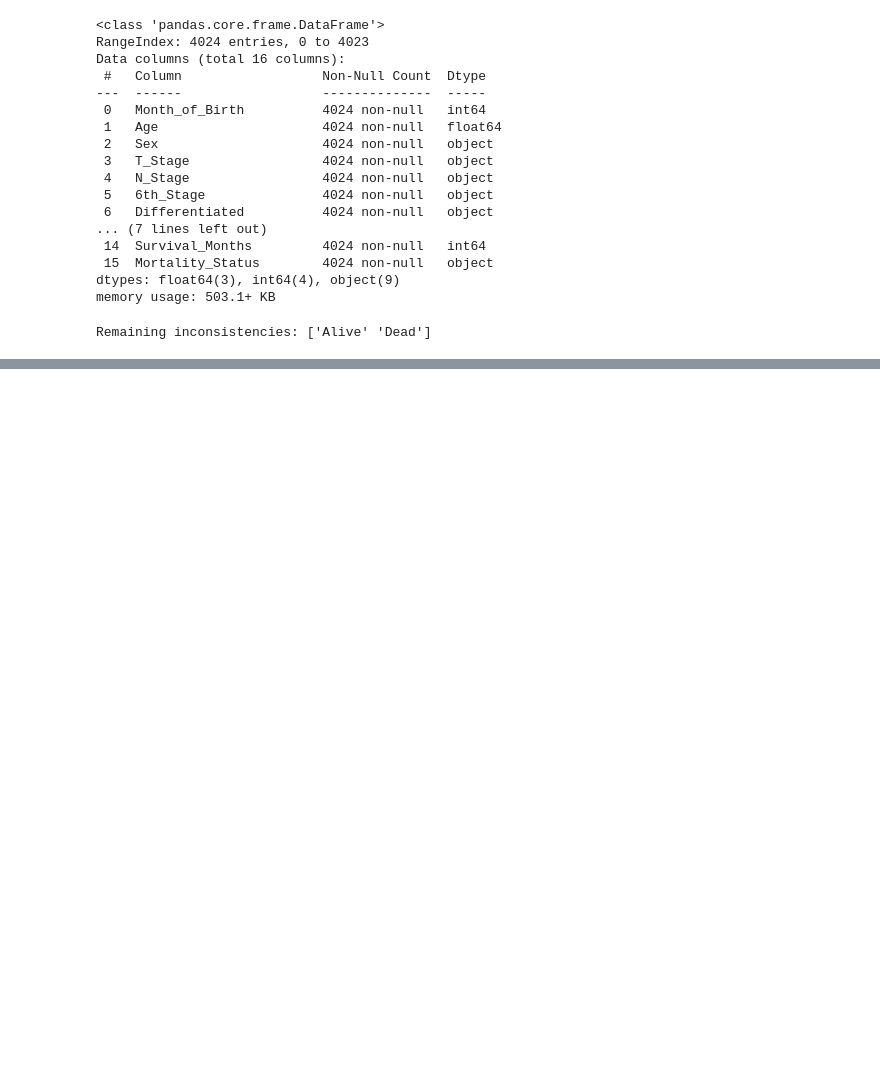
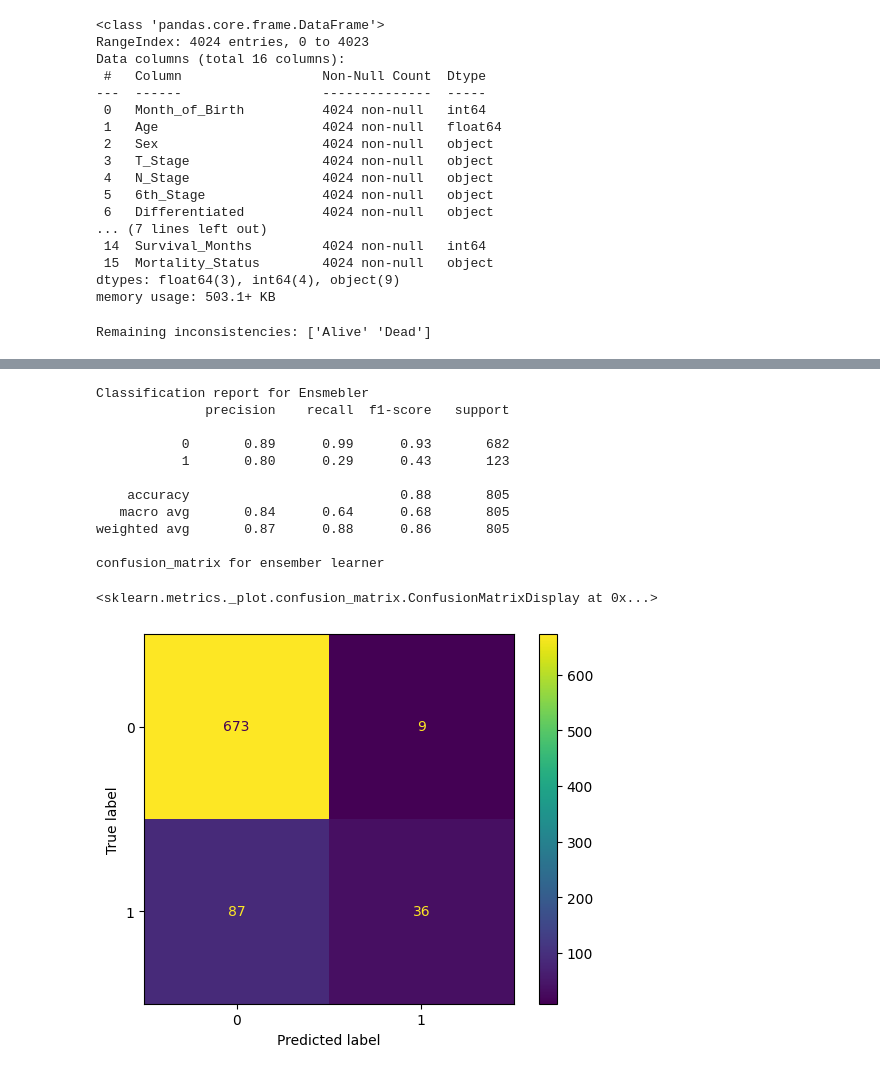
Before and after one commit to Lasal0425/ML_Coursework_Breast_Cancer_Detection, a Jupyter notebook: Notebook03.ipynb, the cells around one changed output, grey strips where cells are left out. Drawn from its saved outputs; the diff is of its cells as text; code cells hidden in the pictures; blank space fills up the shorter version.

```diff
--- a/Notebook03.ipynb
+++ b/Notebook03.ipynb
@@ -104,3 +104,7 @@ inconsistencies = df['Mortality_Status'].unique()
 print("Remaining inconsistencies:", inconsistencies)
 # %% [output]
 Remaining inconsistencies: ['Alive' 'Dead']
+# %%
+# Import label encoder
+from sklearn import preprocessing
+label_encoder = preprocessing.LabelEncoder()
@@ -106,0 +146,55 @@ Remaining inconsistencies: ['Alive' 'Dead']
+# %%
+import joblib
+# Load models
+knn_model = joblib.load('/content/drive/MyDrive/Colab Notebooks/Coursework/sample_databest_knn_model.pkl')
+log__model = joblib.load('/content/drive/MyDrive/Colab Notebooks/Coursework/sample_databest_logreg_model.pkl')
+nb_model = joblib.load('/content/drive/MyDrive/Colab Notebooks/Coursework/sample_databest_naive_bayes_model.pkl')
+# %%
+from sklearn.ensemble import VotingClassifier
+
+#create a dictionary of our base learner models
+base_learners=[('KNN',knn_model), ('LR', log__model)]
+
+#create our voting classifier, inputting our models
+ensemble_learner = VotingClassifier(base_learners, voting='hard')
+# %%
+from sklearn.model_selection import train_test_split
+# Drop unused column for classification
+X_class = df.drop(columns=["Mortality_Status"])
+y_class = df["Mortality_Status"]
+
+# Split into training and testing
+X_train, X_test, y_train, y_test = train_test_split(
+    X_class, y_class, test_size=0.2, stratify=y_class, random_state=42
+)
+# %%
+#fit model to training data
+ensemble_learner = ensemble_learner.fit(X_train, y_train)
+y_pred_ensembler = ensemble_learner.predict(X_test)
+
+# Evaluate your ensemble model by generating the classification report and the confusion matrix
+from sklearn.metrics import classification_report
+print("Classification report for Ensmebler")
+print(classification_report(y_test,y_pred_ensembler))
+
+from sklearn.metrics import confusion_matrix
+from sklearn.metrics import ConfusionMatrixDisplay
+
+print("confusion_matrix for ensember learner")
+ensemble_learner_cm=confusion_matrix(y_test,y_pred_ensembler)
+disp=ConfusionMatrixDisplay(confusion_matrix=ensemble_learner_cm,display_labels = ensemble_learner.classes_)
+disp.plot()
+# %% [output]
+Classification report for Ensmebler
+              precision    recall  f1-score   support
+
+           0       0.89      0.99      0.93       682
+           1       0.80      0.29      0.43       123
+
+    accuracy                           0.88       805
+   macro avg       0.84      0.64      0.68       805
+weighted avg       0.87      0.88      0.86       805
+
+confusion_matrix for ensember learner
+<sklearn.metrics._plot.confusion_matrix.ConfusionMatrixDisplay at 0x...>
+[figure, added]
```
Also changed, not shown: parts of 5 cells of this notebook.
